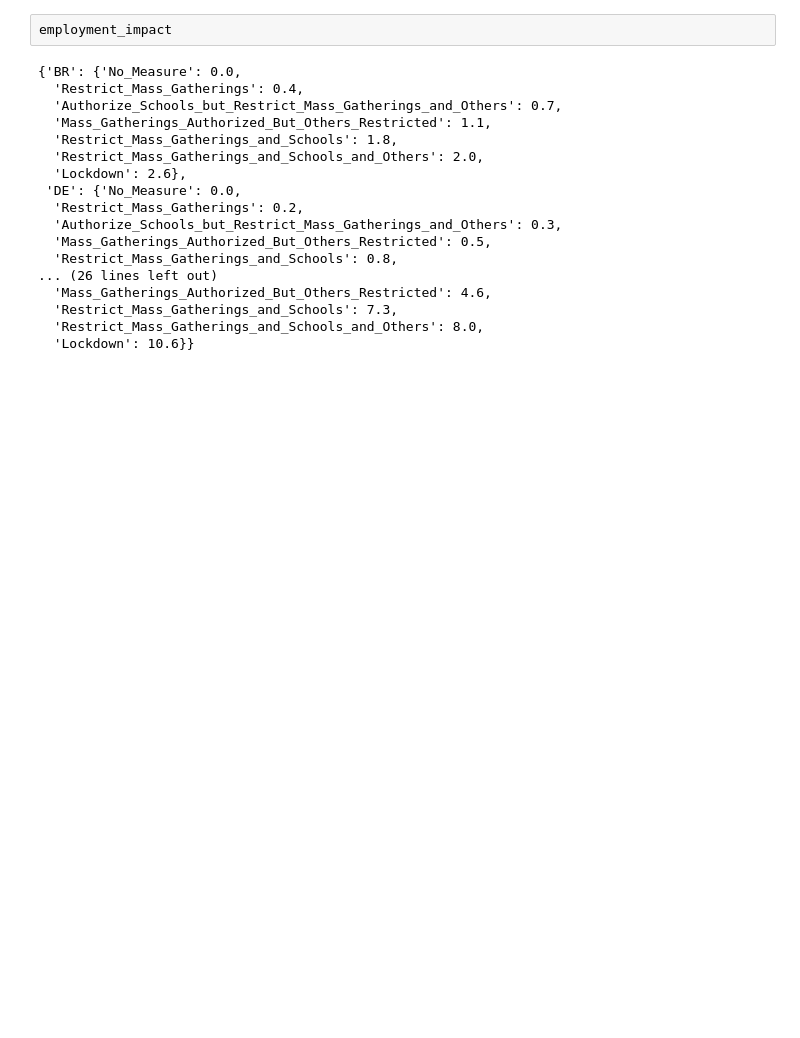
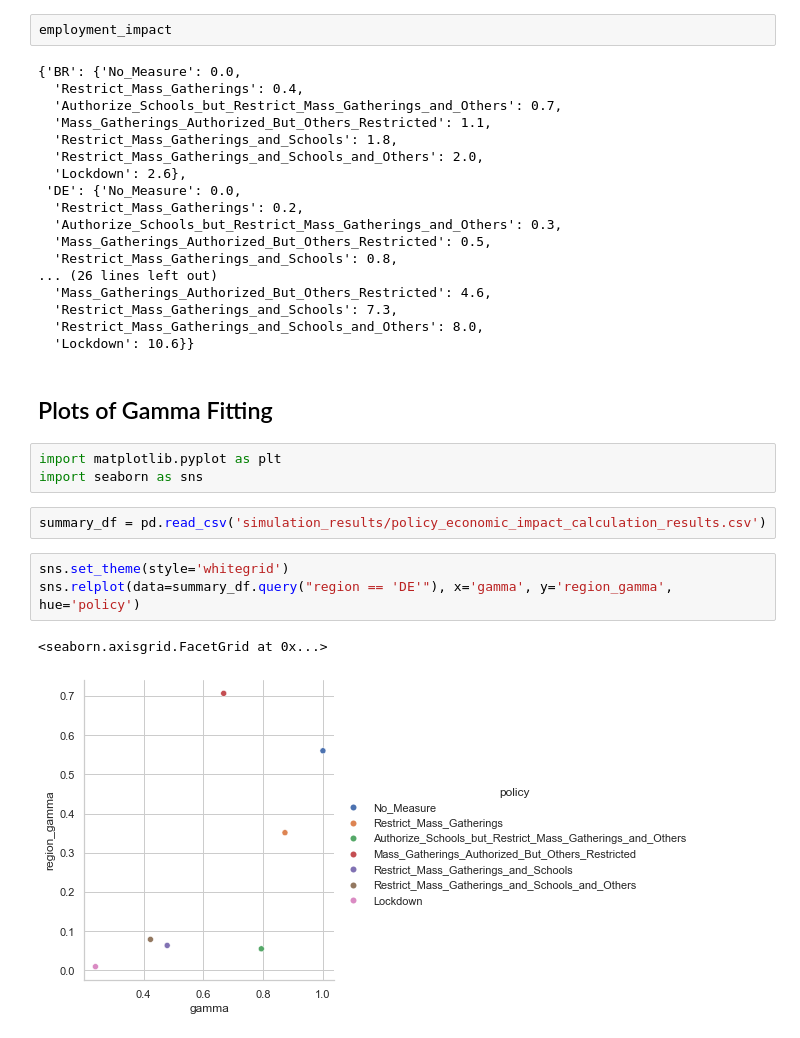
Before and after one commit to COVIDAnalytics/THEMIS, a Jupyter notebook: notebooks/monthly_dominant_policy.ipynb, the cells around one changed output. Cells and saved outputs as stored; diff of their text form; blank space fills up the shorter version.

```diff
--- a/notebooks/monthly_dominant_policy.ipynb
+++ b/notebooks/monthly_dominant_policy.ipynb
@@ -109,3 +117,16 @@ employment_impact
   'Restrict_Mass_Gatherings_and_Schools': 7.3,
   'Restrict_Mass_Gatherings_and_Schools_and_Others': 8.0,
   'Lockdown': 10.6}}
+# %% [markdown]
+## Plots of Gamma Fitting
+# %%
+import matplotlib.pyplot as plt
+import seaborn as sns
+# %%
+summary_df = pd.read_csv('simulation_results/policy_economic_impact_calculation_results.csv')
+# %%
+sns.set_theme(style='whitegrid')
+sns.relplot(data=summary_df.query("region == 'DE'"), x='gamma', y='region_gamma', hue='policy')
+# %% [output]
+<seaborn.axisgrid.FacetGrid at 0x...>
+[figure, added]
```
Also changed, not shown: parts of 4 cells of this notebook, 4 other files.
